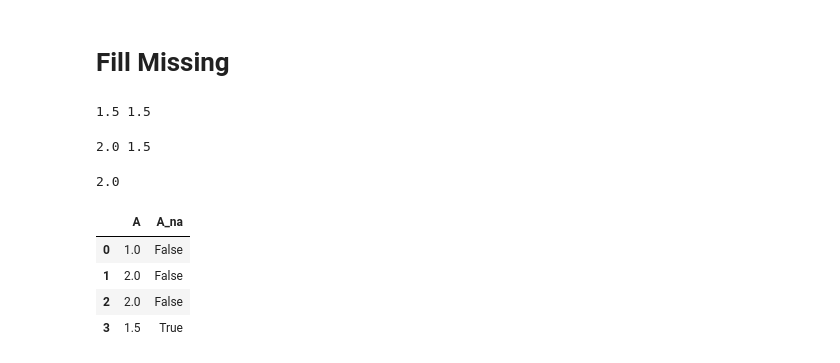
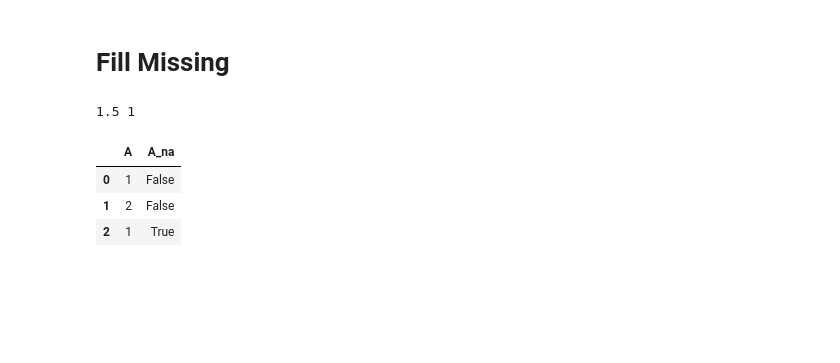
Before and after one commit to dangraf/autoforest, a Jupyter notebook: 01_cleandata.ipynb, the cells around one changed output. Saved outputs shown, nothing was run; the diff lists cells and outputs as text; code cells hidden in the pictures; blank space fills up the shorter version.

Commit message:
Fixed some rotten code in clean_data

```diff
--- a/01_cleandata.ipynb
+++ b/01_cleandata.ipynb
@@ -122,4 +115,5 @@ def is_numeric(var):
 # %%
+#export
 def fill_missing_numeric(df:pd.DataFrame, col:str, na_dict={None:None}):
     """
     Fills missing missing values with the median or value specified in na_dict if it's used
@@ -134,17 +128,23 @@ def fill_missing_numeric(df:pd.DataFrame, col:str, na_dict={None:None}):
     return a dictionary containing the value that was used to fill missing.
 
     """
-    if is_numeric(df[col]):
+    if is_numeric_dtype(df[col]):
         if df[col].isnull().sum():
             df[col + '_na'] = df[col].isnull()
             filler = na_dict[col] if col in na_dict else df[col].median()
+            filler = int(filler) if is_integer_dtype(df[col]) else filler
             print(df[col].median(), filler)
             df[col] = df[col].fillna(filler)
             na_dict[col] = filler
     return na_dict
 # %%
-df_test = pd.DataFrame({'A':[1,2,np.nan]})
+df_test = pd.DataFrame({'A':[1,2,np.nan]},dtype="Int64")
 d = fill_missing_numeric(df_test, col='A')
+df_test
 # %% [output]
-1.5 1.5
+1.5 1
+|  | A | A_na |
+| 0 | 1 | False |
+| 1 | 2 | False |
+| 2 | 1 | True |
 # %%
@@ -154,17 +154,0 @@ assert 'A_na' in df_test.columns
-# %%
-df_test = pd.DataFrame({'A':[1,2,2,np.nan]}, dtype=pd.Int64Dtype)
-d = fill_missing_numeric(df_test, col='A')
-# %% [output]
-2.0 1.5
-# %%
-df_test['A'].median()
-# %% [output]
-2.0
-# %%
-df_test
-# %% [output]
-|  | A | A_na |
-| 0 | 1.0 | False |
-| 1 | 2.0 | False |
-| 2 | 2.0 | False |
-| 3 | 1.5 | True |
```
Also changed, not shown: parts of 11 cells of this notebook, 2 other files.
